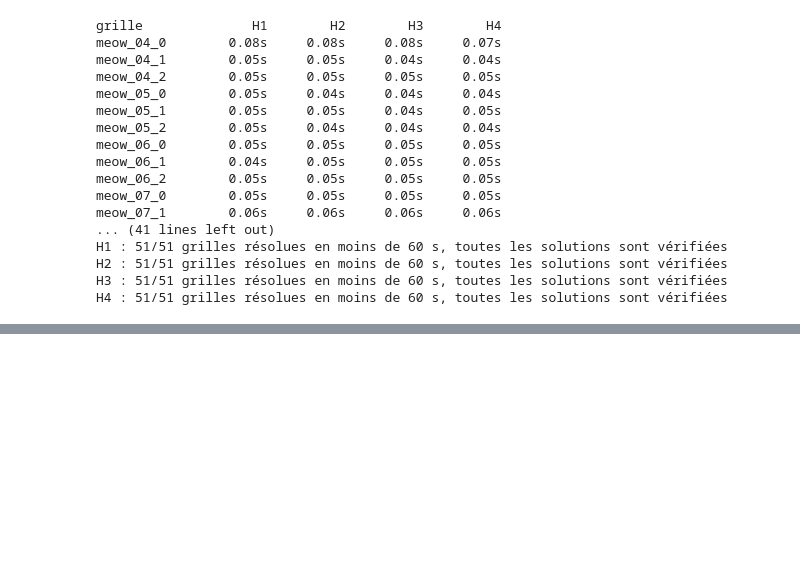
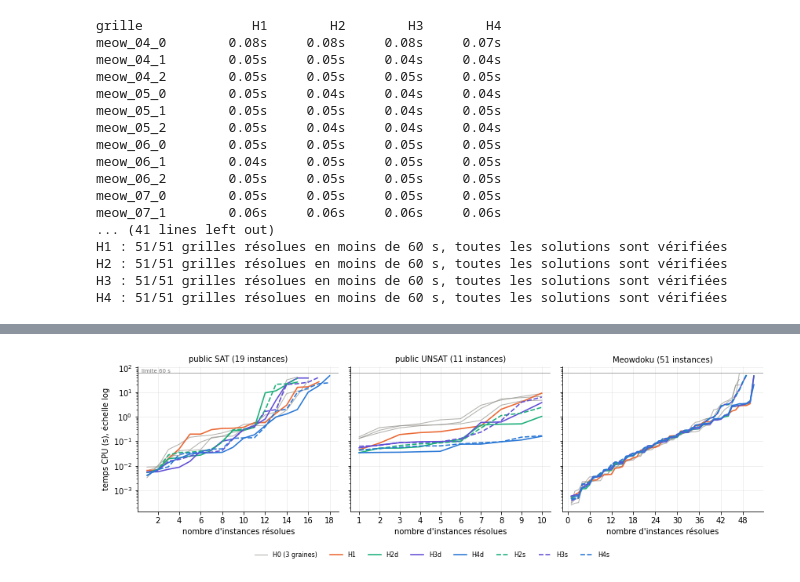
Before and after one commit to pablo13007/MLSF, a Jupyter notebook: partie1/Session de travail/projet_partie1.ipynb, the cells around one changed output, grey strips where cells are left out. Cells and saved outputs as stored; diff of their text form; code cells hidden in the pictures; blank space fills up the shorter version.

```diff
--- a/partie1/Session de travail/projet_partie1.ipynb
+++ b/partie1/Session de travail/projet_partie1.ipynb
@@ -475,0 +581,11 @@ H4 : 51/51 grilles résolues en moins de 60 s, toutes les solutions sont vérifi
+# %%
+difficiles = [n for n in list(familles["public SAT"]) + familles["public UNSAT"] + noms
+              if max(T[n, c]["cpu"] for c in CONF) >= 1]
+for k in ("decisions", "cpu"):
+    print(k)
+    print(f"{'instance':<15}" + "".join(f"{c:>10}" for c in CONF))
+    for n in sorted(difficiles):
+        cases = [("> " if T[n, c]["statut"] == "TIMEOUT" else "")
+                 + (str(T[n, c][k]) if k == "decisions" else f"{T[n, c][k]:.2f}") for c in CONF]
+        print(f"{n:<15}" + "".join(f"{x:>10}" for x in cases))
+    print()
@@ -475,0 +613,26 @@ H4 : 51/51 grilles résolues en moins de 60 s, toutes les solutions sont vérifi
+# %%
+import matplotlib.pyplot as plt
+from matplotlib.ticker import MaxNLocator
+
+COUL = {"H0": "#8f8e88", "H1": "#eb6834", "H2": "#1baf7a", "H3": "#6250d6", "H4": "#2a78d6"}
+fig, axes = plt.subplots(1, 3, figsize=(12, 3.8), sharey=True)
+for ax, (famille, I) in zip(axes, familles.items()):
+    for c in CONF:
+        t = sorted(T[n, c]["cpu"] for n in I if resolu(n, c))
+        ax.plot(range(1, len(t) + 1), t, color=COUL[c[:2]], lw=1.0 if c.startswith("H0") else 1.6,
+                ls="--" if c.endswith("s") else "-", alpha=0.7 if c.startswith("H0") else 1,
+                label={"H0#0": "H0 (3 graines)"}.get(c, None if c.startswith("H0") else c))
+    ax.set_title(f"{famille} ({len(I)} instances)", fontsize=10)
+    ax.set_xlabel("nombre d'instances résolues")
+    ax.xaxis.set_major_locator(MaxNLocator(integer=True))
+    ax.set_yscale("log"); ax.axhline(LIMITE, color="#999", lw=0.8)
+    ax.grid(True, color="#e5e5e5", lw=0.6); ax.set_axisbelow(True)
+    for cote in ("top", "right"): ax.spines[cote].set_visible(False)
+axes[0].set_ylabel("temps CPU (s), échelle log")
+axes[0].text(0.5, LIMITE, "limite 60 s", fontsize=7, color="#777", va="bottom")
+fig.legend(*axes[0].get_legend_handles_labels(), loc="lower center", ncol=8, frameon=False, fontsize=8)
+fig.tight_layout(rect=(0, 0.08, 1, 1))
+fig.savefig("../figures/cactus_q5.pdf")
+plt.show()
+# %% [output]
+[figure, added]
```
Also changed, not shown: parts of 10 cells of this notebook, 6 other files.
